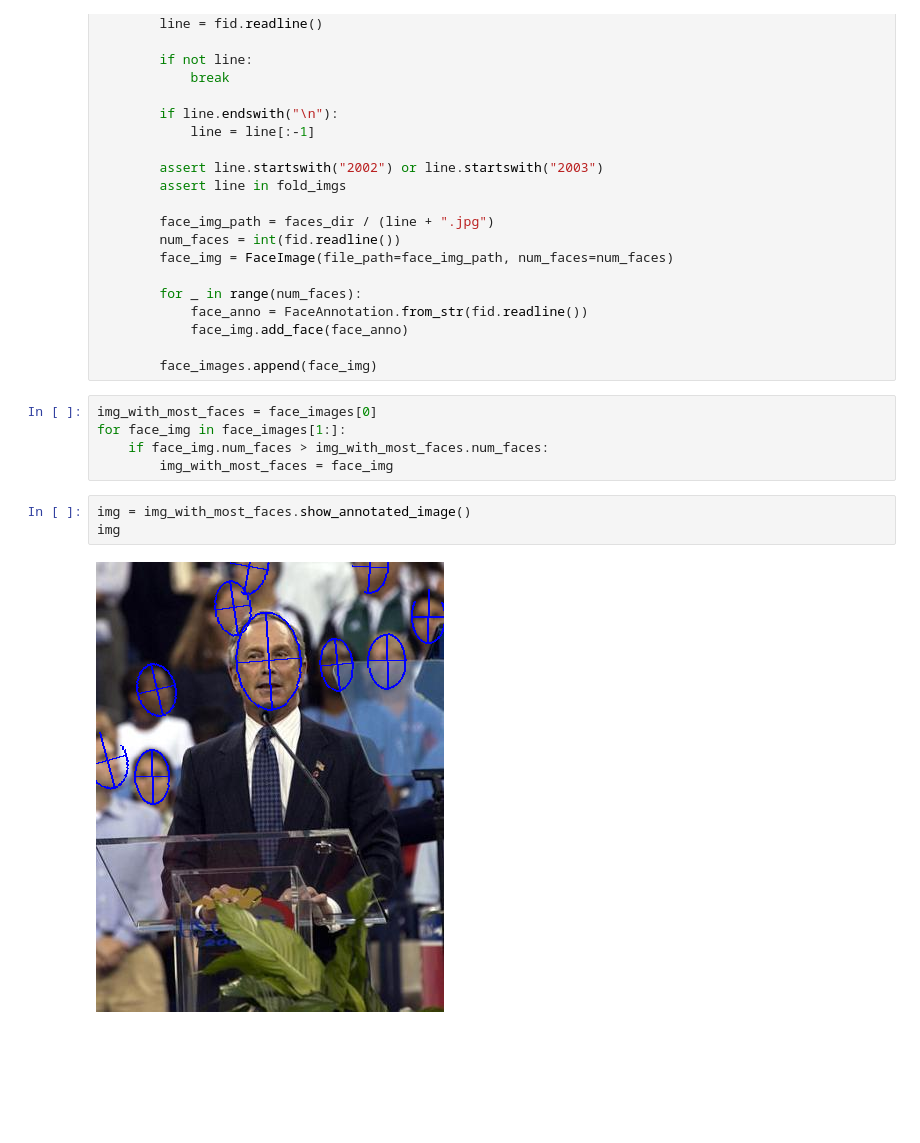
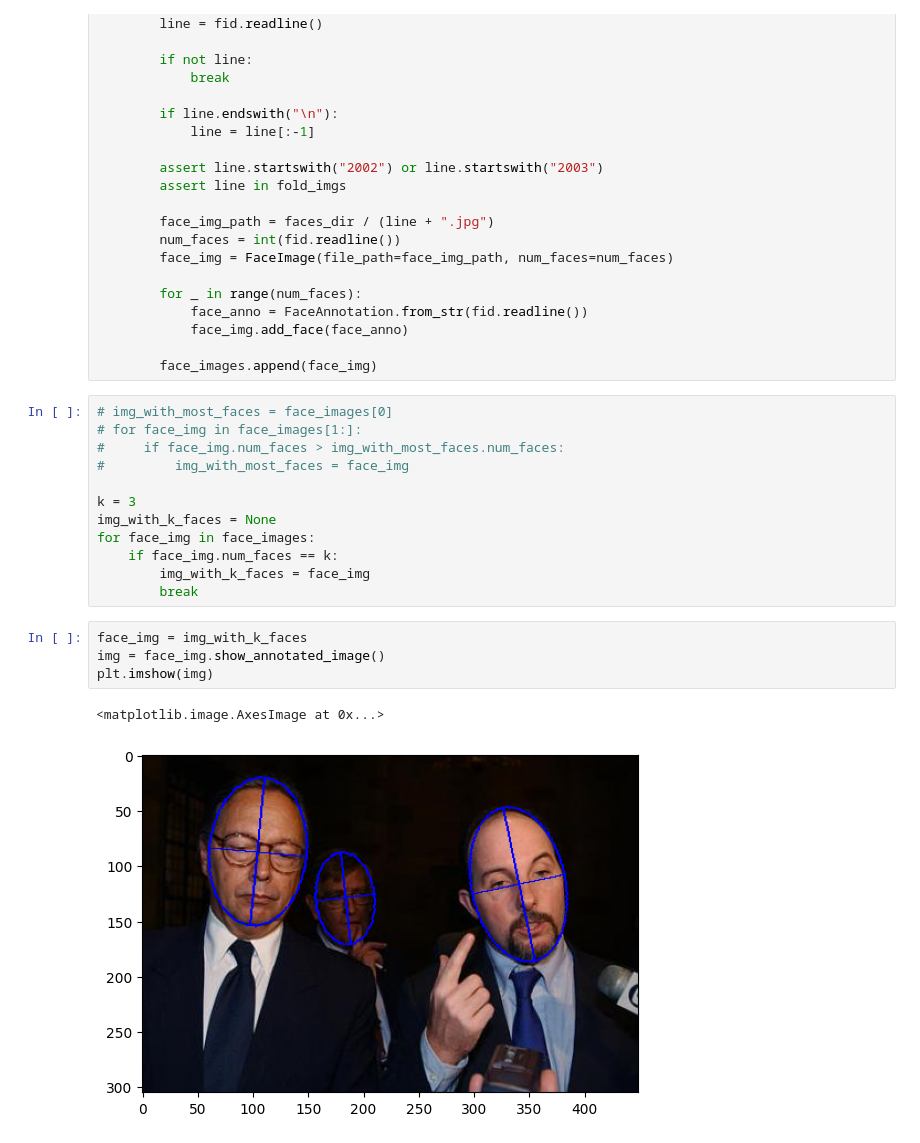
Before and after one commit to IanCher/cv_prince, a Jupyter notebook: notebooks/chap_07_complex_densities/face_detection.ipynb, the cells around one changed output. Cells and saved outputs as stored; diff of their text form; blank space fills up the shorter version.

```diff
--- a/notebooks/chap_07_complex_densities/face_detection.ipynb
+++ b/notebooks/chap_07_complex_densities/face_detection.ipynb
@@ -149,12 +209,21 @@ with open(fold_ellipse_file, "r") as fid:
 
         face_images.append(face_img)
 # %%
-img_with_most_faces = face_images[0]
-for face_img in face_images[1:]:
-    if face_img.num_faces > img_with_most_faces.num_faces:
-        img_with_most_faces = face_img
+# img_with_most_faces = face_images[0]
+# for face_img in face_images[1:]:
+#     if face_img.num_faces > img_with_most_faces.num_faces:
+#         img_with_most_faces = face_img
+
+k = 3
+img_with_k_faces = None
+for face_img in face_images:
+    if face_img.num_faces == k:
+        img_with_k_faces = face_img
+        break
-# %%
-img = img_with_most_faces.show_annotated_image()
-img
-# %% [output]
-[figure, removed]
+# %%
+face_img = img_with_k_faces
+img = face_img.show_annotated_image()
+plt.imshow(img)
+# %% [output]
+<matplotlib.image.AxesImage at 0x...>
+[figure, added]
```
Also changed, not shown: parts of 2 cells of this notebook.
